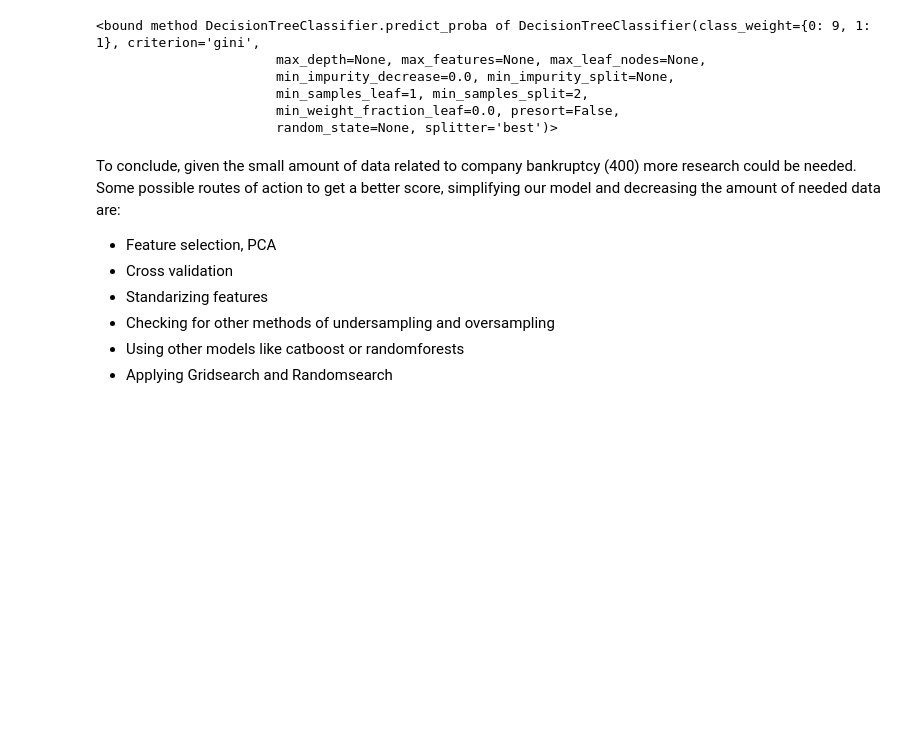
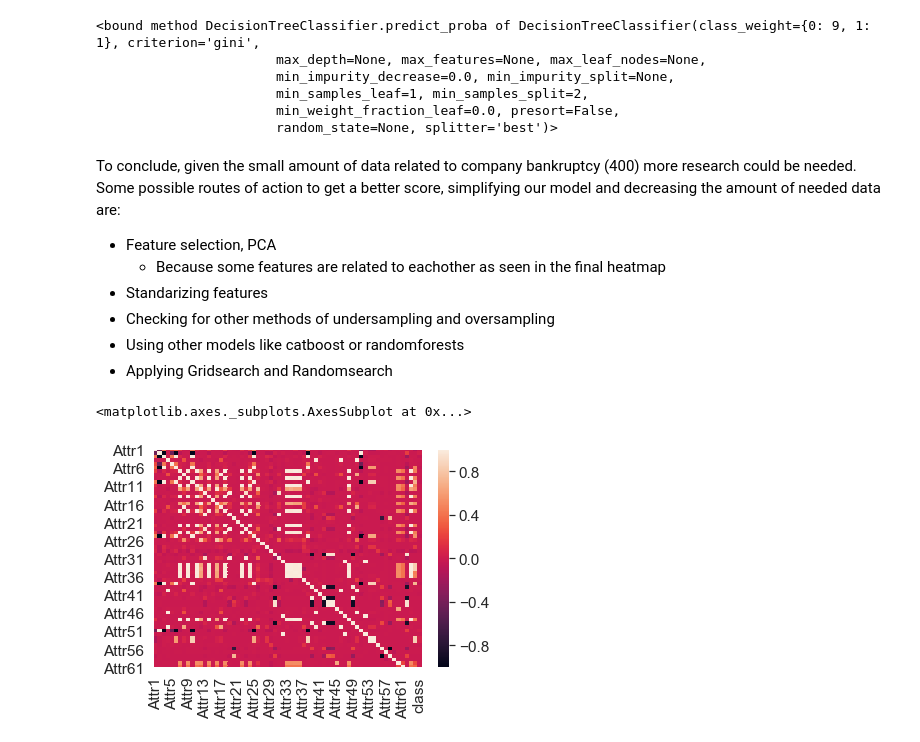
Before and after one commit to Villamaru/Data_science_test_Jampp, a Jupyter notebook: 3 - Data Science.ipynb, the cells around one changed output. Drawn from its saved outputs; the diff is of its cells as text; code cells hidden in the pictures; blank space fills up the shorter version.

```diff
--- a/3 - Data Science.ipynb
+++ b/3 - Data Science.ipynb
@@ -268,8 +269,13 @@ To conclude, given the small amount of data related to company bankruptcy (400)
 Some possible routes of action to get a better score, simplifying our model and decreasing the amount of needed data are:
 
 - Feature selection, PCA
-- Cross validation
+    - Because some features are related to eachother as seen in the final heatmap
 - Standarizing features
 - Checking for other methods of undersampling and oversampling
 - Using other models like catboost or randomforests
 - Applying Gridsearch and Randomsearch
+# %%
+sns.heatmap(df.corr())
+# %% [output]
+<matplotlib.axes._subplots.AxesSubplot at 0x...>
+[figure, added]
```
Also changed, not shown: parts of 3 cells of this notebook.
